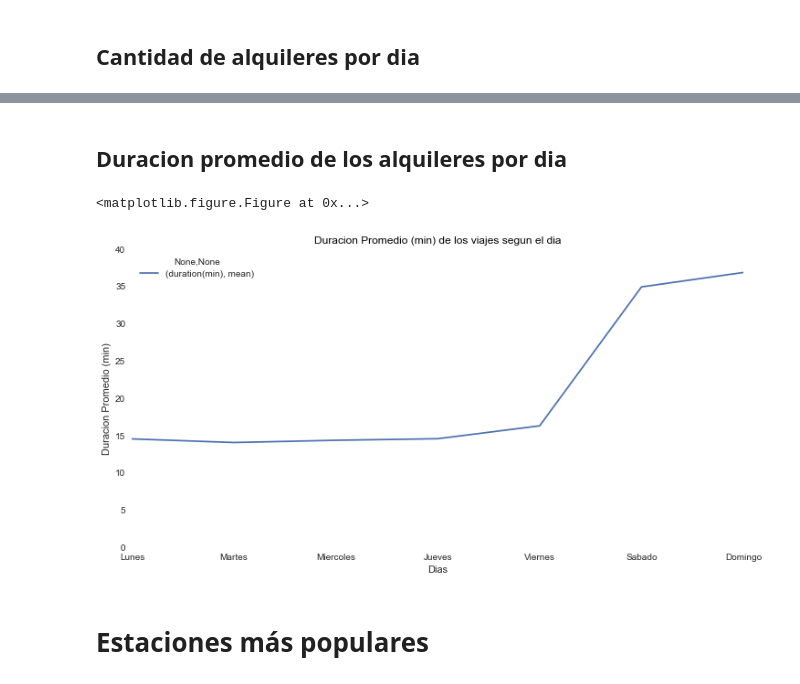
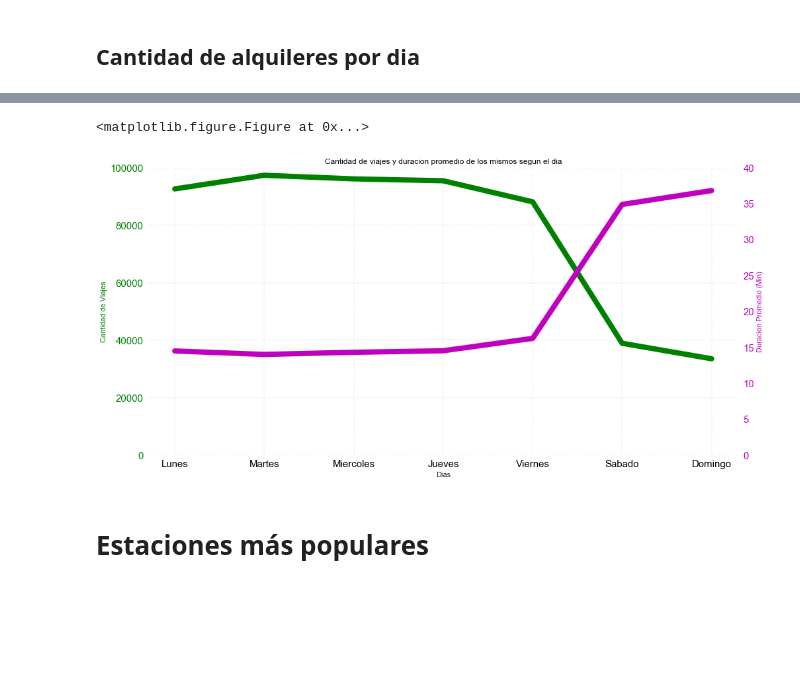
Before and after one commit to hernantain/Analisis-San-Francisco, a Jupyter notebook: analisis.ipynb, the cells around one changed output, grey strips where cells are left out. Saved outputs shown, nothing was run; the diff lists cells and outputs as text; code cells hidden in the pictures; blank space fills up the shorter version.

```diff
--- a/analisis.ipynb
+++ b/analisis.ipynb
@@ -349,18 +327,30 @@ plt.show()
-# %% [markdown]
-## Duracion promedio de los alquileres por dia
-# %%
-f = plt.figure()
-ax = dif_day_trips_avg.plot(kind='line',figsize=(12,6))
-plt.title('Duracion Promedio (min) de los viajes segun el dia', color='black')
-ax.set_xticklabels(['Lunes','Martes','Miercoles','Jueves','Viernes','Sabado','Domingo'])
-ax.set_facecolor('white')
-ax.set_ylabel('Duracion Promedio (min)');
-ax.set_xlabel('Dias');
-ax.set_ylim(0,40)
-plt.show()
-# %% [output]
-<matplotlib.figure.Figure at 0x...>
-[figure, removed]
+# %%
+f = plt.figure()
+ax = dif_day_trips_cant.plot(kind='line',figsize=(16,8))
+ax.plot(dif_day_trips_cant,'g-',linewidth=8.0)
+plt.title('Cantidad de viajes y duracion promedio de los mismos segun el dia', color='black')
+ax.set_facecolor('white')
+ax.set_ylabel('Cantidad de Viajes',color='g');
+ax.set_xlabel('Dias');
+ax.tick_params('y', colors='g',labelsize=15.0)
+ax.tick_params('x', colors='k',labelsize=15.0)
+ax.set_ylim(0,100000)
+ax.grid(color='k', linestyle='dotted',linewidth=0.1)
+ax2 = ax.twinx()
+red_patch = mpatches.Patch(color='r', label='Avg Duration(min)');blue_patch = mpatches.Patch(color='b', label='# Trips')
+ax2.plot(dif_day_trips_avg,'m-',linewidth=8.0)
+
+ax2.set_xticklabels(['-','Lunes','Martes','Miercoles','Jueves','Viernes','Sabado','Domingo'])
+ax2.set_ylabel('Duracion Promedio (Min)', color='m')
+ax2.tick_params('y', colors='m',labelsize=15.0)
+ax2.set_ylim(0,40)
+ax2.set_facecolor('white')
+ax2.grid(b=False)
+ax.legend().set_visible(False)
+plt.show()
+# %% [output]
+<matplotlib.figure.Figure at 0x...>
+[figure, added]
 # %% [markdown]
 # Estaciones más populares
 # %%
```
Also changed, not shown: parts of 2 cells of this notebook.
